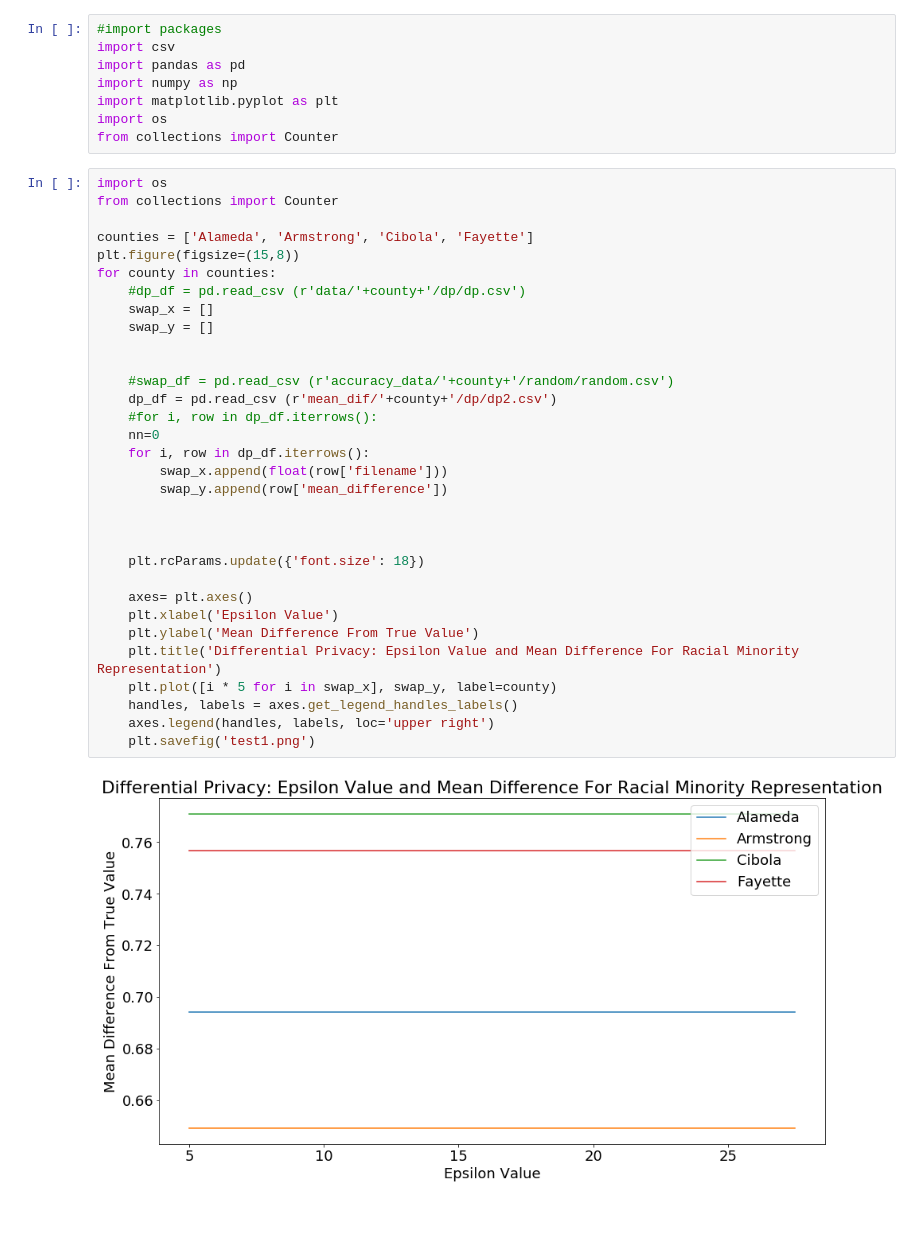
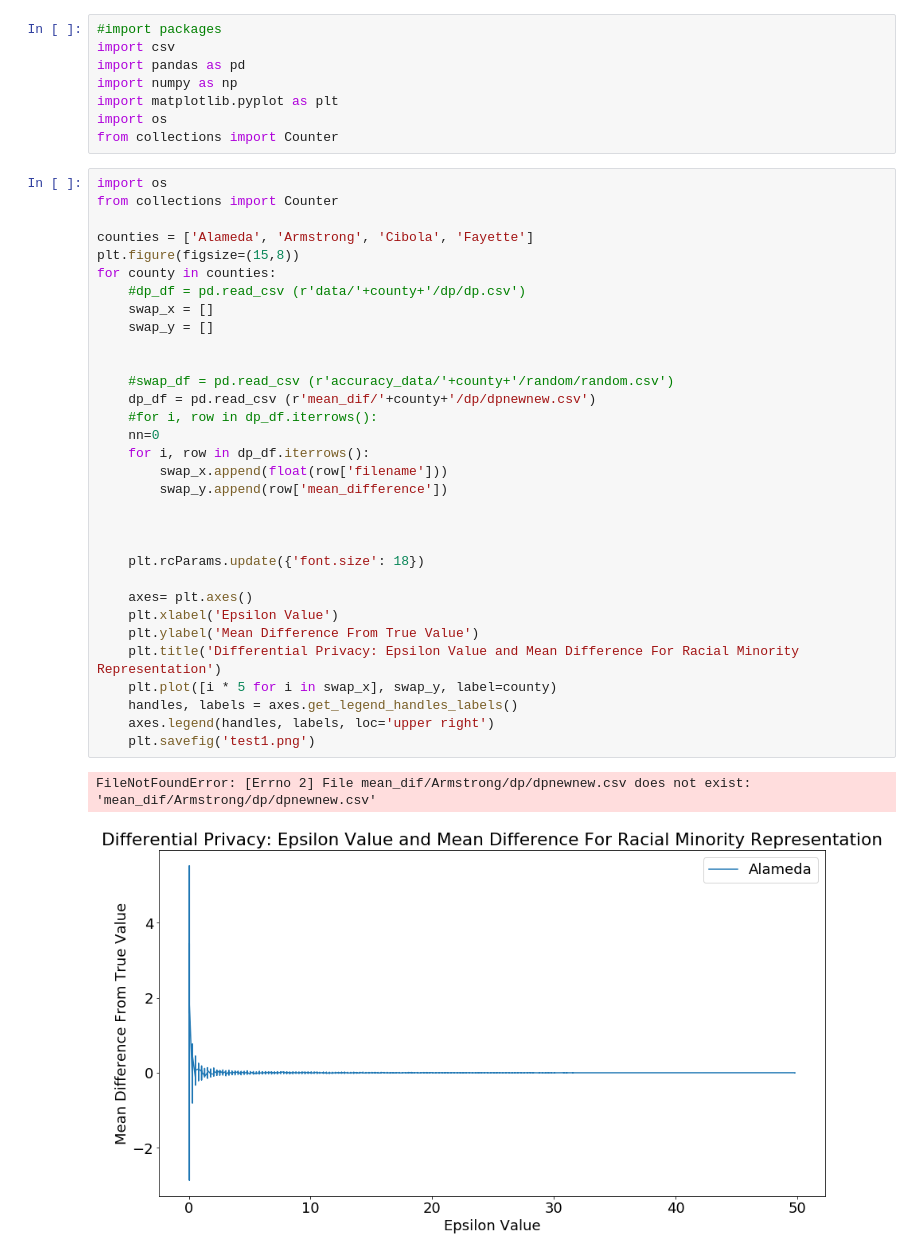
Before and after one commit to sarahrad17/census_v1, a Jupyter notebook: accuracy_measure/use_this_to_check.ipynb, the cells around one changed output. Cells and saved outputs as stored; diff of their text form; blank space fills up the shorter version.

```diff
--- a/accuracy_measure/use_this_to_check.ipynb
+++ b/accuracy_measure/use_this_to_check.ipynb
@@ -11,32 +11,33 @@ import os
 from collections import Counter
 
 counties = ['Alameda', 'Armstrong', 'Cibola', 'Fayette']
 plt.figure(figsize=(15,8))
 for county in counties:
     #dp_df = pd.read_csv (r'data/'+county+'/dp/dp.csv')
     swap_x = []
     swap_y = []
 
 
     #swap_df = pd.read_csv (r'accuracy_data/'+county+'/random/random.csv')
-    dp_df = pd.read_csv (r'mean_dif/'+county+'/dp/dp2.csv')
+    dp_df = pd.read_csv (r'mean_dif/'+county+'/dp/dpnewnew.csv')
     #for i, row in dp_df.iterrows():
     nn=0
     for i, row in dp_df.iterrows():
         swap_x.append(float(row['filename']))
         swap_y.append(row['mean_difference'])
 
 
 
     plt.rcParams.update({'font.size': 18})
 
     axes= plt.axes()
     plt.xlabel('Epsilon Value')
     plt.ylabel('Mean Difference From True Value')
     plt.title('Differential Privacy: Epsilon Value and Mean Difference For Racial Minority Representation')
     plt.plot([i * 5 for i in swap_x], swap_y, label=county)
     handles, labels = axes.get_legend_handles_labels()
     axes.legend(handles, labels, loc='upper right')
     plt.savefig('test1.png')
 # %% [output]
+FileNotFoundError: [Errno 2] File mean_dif/Armstrong/dp/dpnewnew.csv does not exist: 'mean_dif/Armstrong/dp/dpnewnew.csv'
-[figure, old version]
+[figure, new version]
```
Also changed, not shown: 21 other files.
